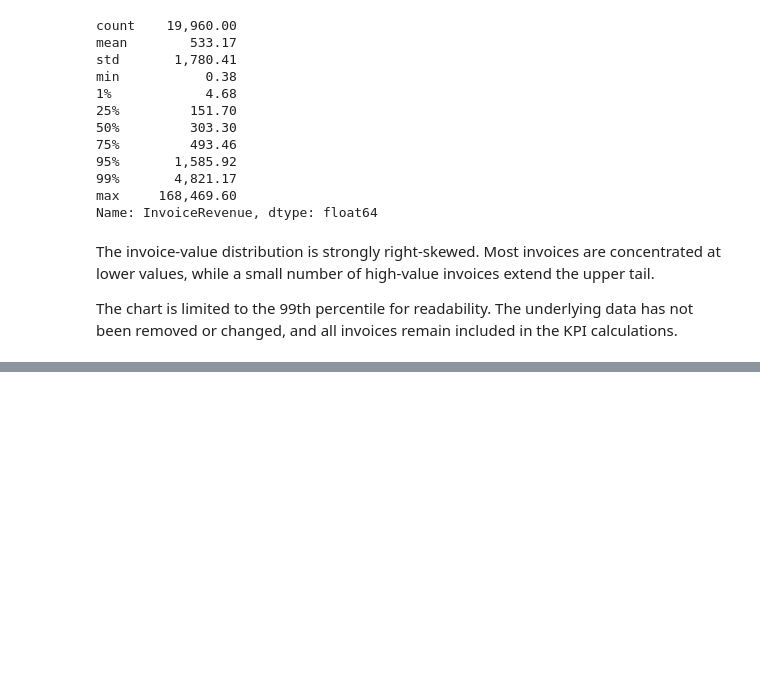
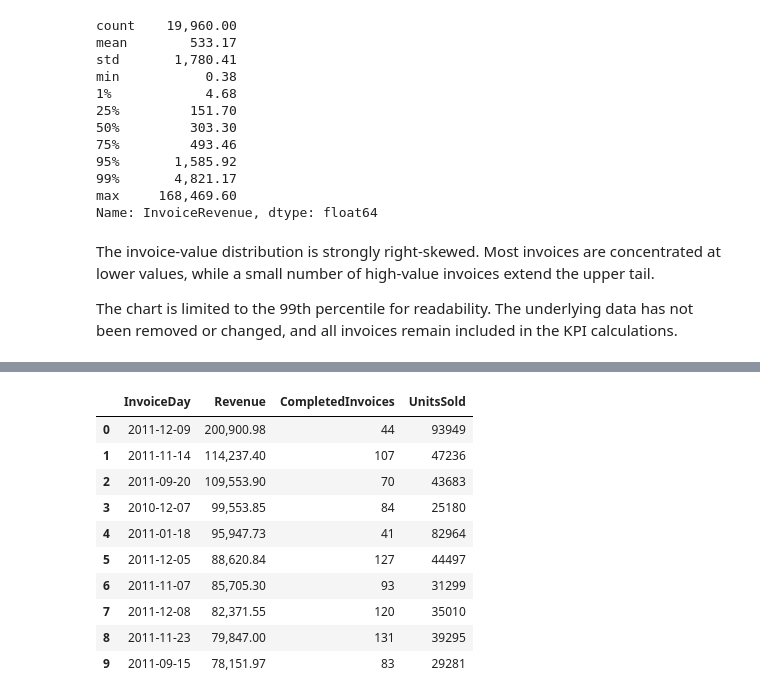
Before and after one commit to Ellusive89/CI-DA-Project-2-Online-Retail-Transaction-Analysis, a Jupyter notebook: jupyter_notebooks/02_Exploratory_Data_Analysis.ipynb, the cells around one changed output, grey strips where cells are left out. Saved outputs shown, nothing was run; the diff lists cells and outputs as text; code cells hidden in the pictures; blank space fills up the shorter version.

```diff
--- a/jupyter_notebooks/02_Exploratory_Data_Analysis.ipynb
+++ b/jupyter_notebooks/02_Exploratory_Data_Analysis.ipynb
@@ -208,0 +440,27 @@ The chart is limited to the 99th percentile for readability. The underlying data
+# %%
+peak_sales_days = (
+    daily_sales.nlargest(10, "Revenue")
+    [
+        [
+            "InvoiceDay",
+            "Revenue",
+            "CompletedInvoices",
+            "UnitsSold",
+        ]
+    ]
+    .reset_index(drop=True)
+)
+
+peak_sales_days
+# %% [output]
+|  | InvoiceDay | Revenue | CompletedInvoices | UnitsSold |
+| 0 | 2011-12-09 | 200,900.98 | 44 | 93949 |
+| 1 | 2011-11-14 | 114,237.40 | 107 | 47236 |
+| 2 | 2011-09-20 | 109,553.90 | 70 | 43683 |
+| 3 | 2010-12-07 | 99,553.85 | 84 | 25180 |
+| 4 | 2011-01-18 | 95,947.73 | 41 | 82964 |
+| 5 | 2011-12-05 | 88,620.84 | 127 | 44497 |
+| 6 | 2011-11-07 | 85,705.30 | 93 | 31299 |
+| 7 | 2011-12-08 | 82,371.55 | 120 | 35010 |
+| 8 | 2011-11-23 | 79,847.00 | 131 | 39295 |
+| 9 | 2011-09-15 | 78,151.97 | 83 | 29281 |
```
Also changed, not shown: parts of 9 cells of this notebook.
